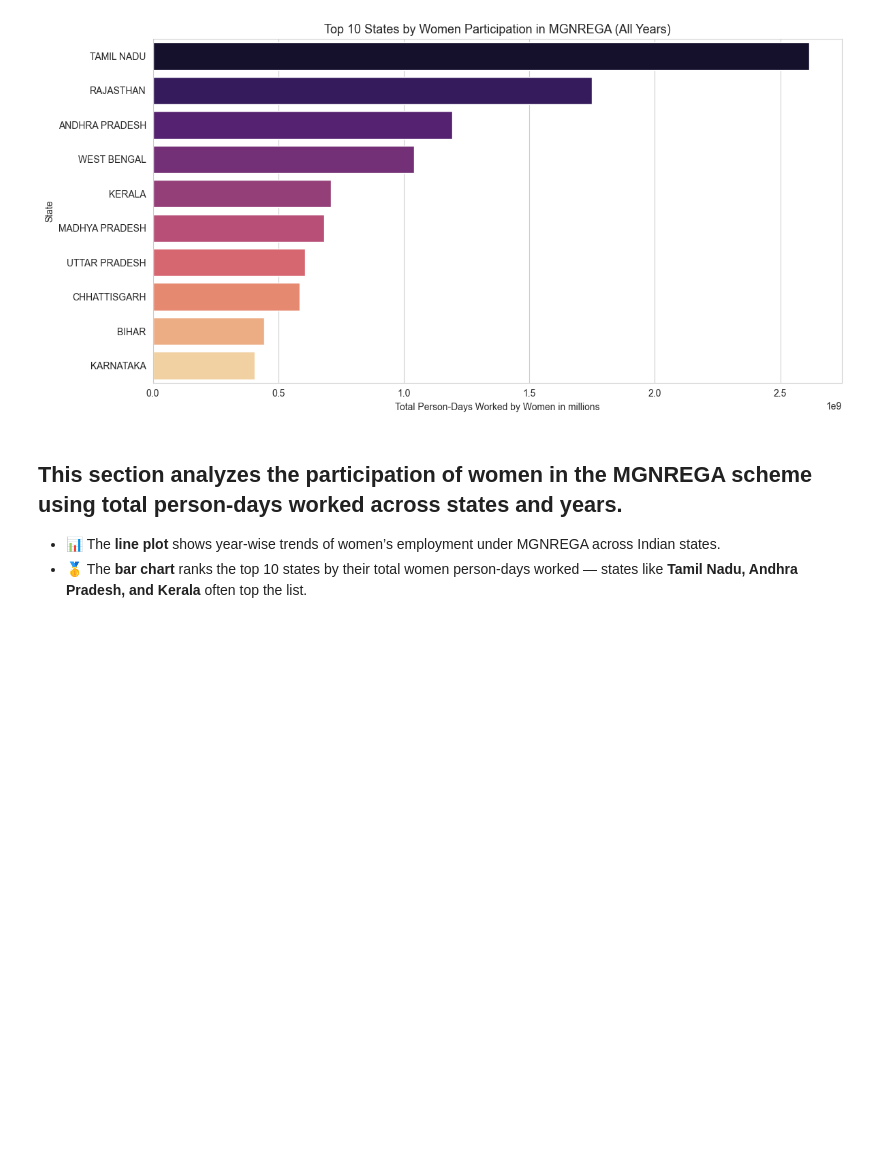
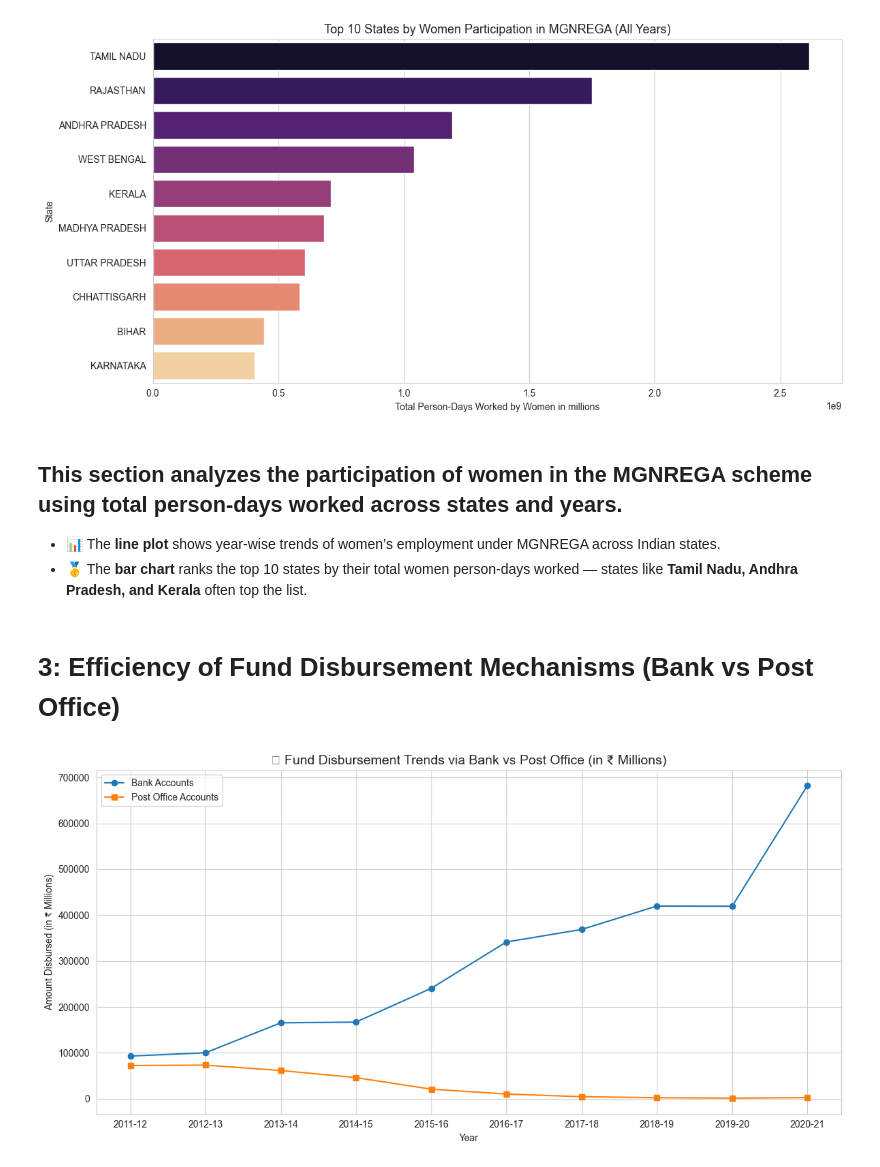
Before and after one commit to kanishkachandel/mnrega, a Jupyter notebook: python-project.ipynb, the cells around one changed output. Saved outputs shown, nothing was run; the diff lists cells and outputs as text; code cells hidden in the pictures; blank space fills up the shorter version.

```diff
--- a/python-project.ipynb
+++ b/python-project.ipynb
@@ -228,3 +234,27 @@ Passing `palette` without assigning `hue` is deprecated and will be removed in v
 
 - 📊 The **line plot** shows year-wise trends of women’s employment under MGNREGA across Indian states.
 - 🥇 The **bar chart** ranks the top 10 states by their total women person-days worked — states like **Tamil Nadu, Andhra Pradesh, and Kerala** often top the list.
+# %% [markdown]
+# 3: Efficiency of Fund Disbursement Mechanisms (Bank vs Post Office)
+# %%
+cols = ['srcyear', 'srcstatename','amount_disbursed_to_bank_accounts','amount_disbursed_to_post_office_accounts','total_bank_accounts', 'post_office_accounts']
+df_funds = df[['srcyear', 'srcstatename','amount_disbursed_to_bank_accounts','amount_disbursed_to_post_office_accounts','total_bank_accounts', 'post_office_accounts']].copy()
+# Handle any missing or zero values
+df_funds.fillna(0, inplace=True)
+# Group by year and get totals
+funds_summary = df_funds.groupby('srcyear')[['amount_disbursed_to_bank_accounts', 'amount_disbursed_to_post_office_accounts']].sum().reset_index()
+funds_summary['amount_disbursed_to_bank_accounts'] /= 1_000_000
+funds_summary['amount_disbursed_to_post_office_accounts'] /= 1_000_000
+plt.figure(figsize=(12, 6))
+plt.plot(funds_summary['srcyear'], funds_summary['amount_disbursed_to_bank_accounts'], marker='o', label='Bank Accounts')
+plt.plot(funds_summary['srcyear'], funds_summary['amount_disbursed_to_post_office_accounts'], marker='s', label='Post Office Accounts')
+
+plt.title('Fund Disbursement Trends via Bank vs Post Office (in ₹ Millions)', fontsize=14)
+plt.xlabel('Year')
+plt.ylabel('Amount Disbursed (in ₹ Millions)')
+plt.grid(True)
+plt.legend()
+plt.tight_layout()
+plt.show()
+# %% [output]
+[figure, added]
```
Also changed, not shown: parts of 4 cells of this notebook.
